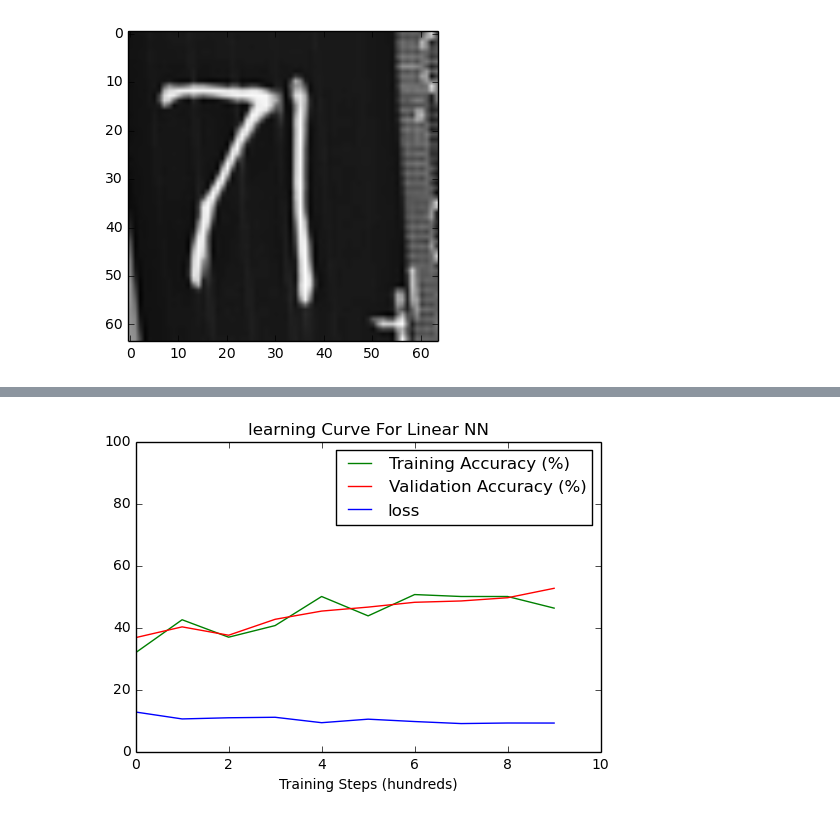
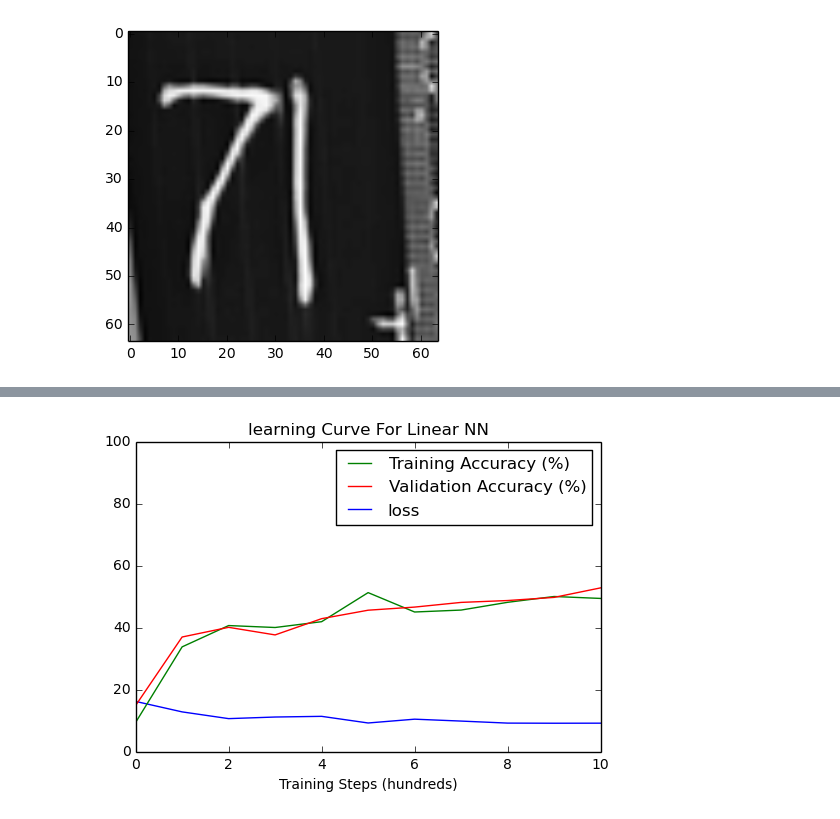
Before and after one commit to charlescc9/deep-learning-image-classification, a Jupyter notebook: svhn_large.ipynb, the cells around one changed output, grey strips where cells are left out. Cells and saved outputs as stored; diff of their text form; code cells hidden in the pictures.

```diff
--- a/svhn_large.ipynb
+++ b/svhn_large.ipynb
@@ -460,7 +395,7 @@ with tf.Session(graph=graph) as session:
         _, l, preds = session.run([optimizer, loss, train_preds], feed_dict)
 
         # Report validation accuracy
-        if i % 100 == 0 and i != 0:
+        if i % 100 == 0:
             train_accuracy = accuracy(preds, batch_y)
             valid_accuracy = accuracy(valid_preds.eval(), valid_y)
             train_accuracies.append(train_accuracy)
@@ -502,4 +437,4 @@ Test set accuracy = 53.90%
-[figure, old version]
+[figure, new version]
 # %%
 """ DEEP NEURAL NETWORK """
 
```
Also changed, not shown: parts of 7 cells of this notebook.
